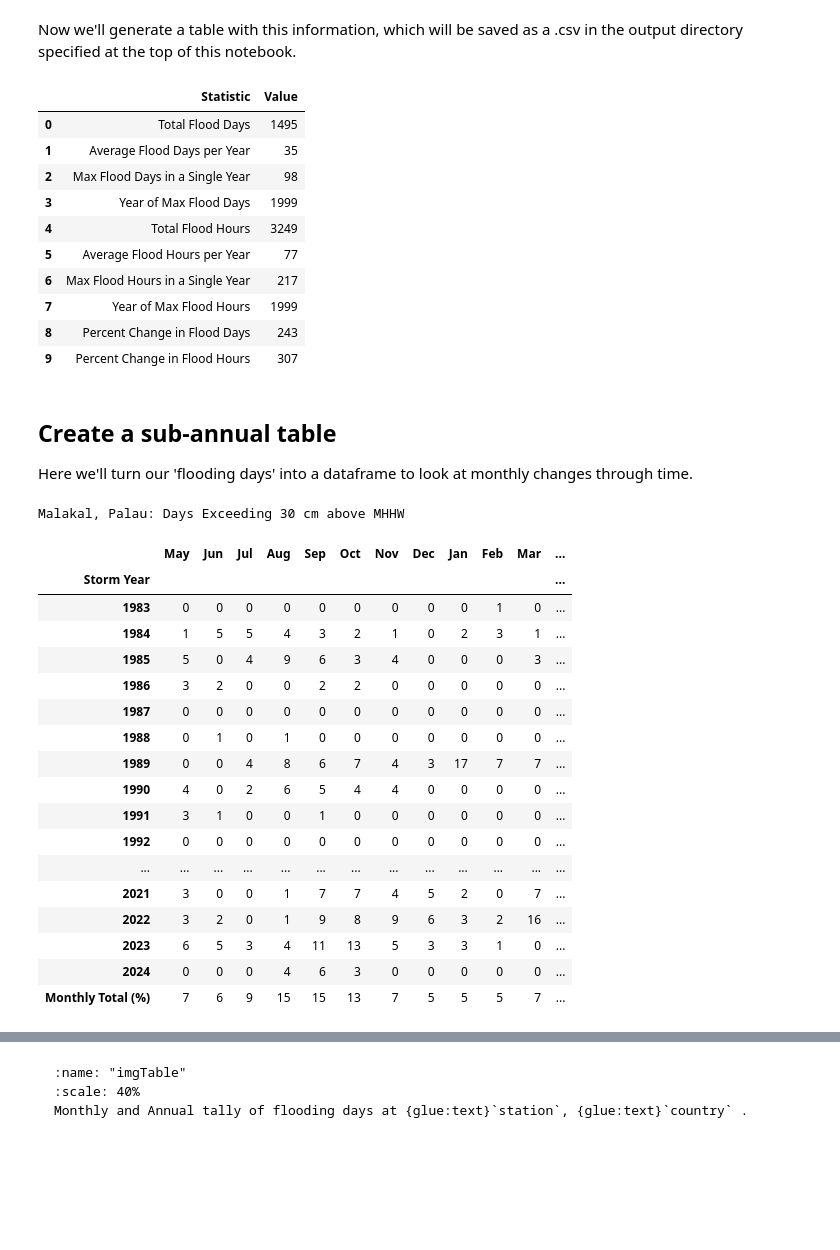
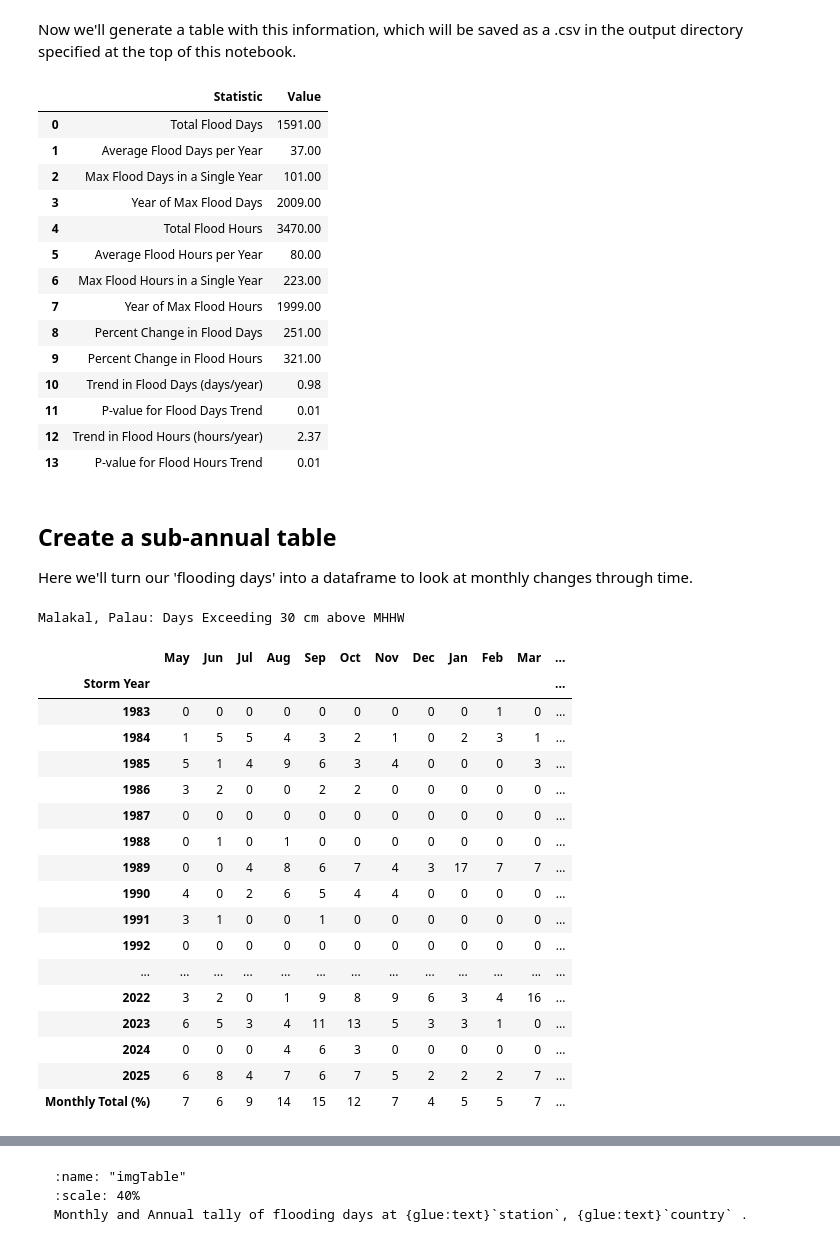
Before and after one commit to lauracagigal/CC_indicators, a Jupyter notebook: notebooks_historical/ocean/1_sea_level/b_sea_level_ff.ipynb, the cells around one changed output, grey strips where cells are left out. Cells and saved outputs as stored; diff of their text form; code cells hidden in the pictures; blank space fills up the shorter version.

```diff
--- a/notebooks_historical/ocean/1_sea_level/b_sea_level_ff.ipynb
+++ b/notebooks_historical/ocean/1_sea_level/b_sea_level_ff.ipynb
@@ -86,6 +86,10 @@ rsl = xr.open_dataset(data_dir / fname)
 
 # remove the trailing zero from record_id. This zero is added to the record_id to make it unique if the station has multiple entries
 rsl['record_id'] =(rsl['record_id']/10).astype(int)
+
+# change station_name to string
+for col in ['station_name', 'station_country']:
+    rsl[col] = rsl[col].astype(str)
 rsl
 # %% [output]
 <xarray.Dataset> Size: 6MB
@@ -108,8 +112,8 @@ Data variables:
 # %% [markdown]
 and we'll save a few variables that will come up later for report generation.
 # %%
-station = rsl['station_name'].values[0].decode('utf-8')
-country = rsl['station_country'].values[0].decode('utf-8')
+station = rsl['station_name'].item()
+country = rsl['station_country'].item()
 startDateTime = str(rsl.time.values[0])[:10]
 endDateTime = str(rsl.time.values[-1])[:10]
 station_name = station + ', ' + country
@@ -709,7 +741,11 @@ summary_stats = [
     ('Max Flood Hours in a Single Year', int(max_flood_hours)),
     ('Year of Max Flood Hours', int(max_flood_hours_year)),
     ('Percent Change in Flood Days', int(percent_change_days)),
-    ('Percent Change in Flood Hours', int(percent_change_hours))
+    ('Percent Change in Flood Hours', int(percent_change_hours)),
+    ('Trend in Flood Days (days/year)', round(slope_days, 2)),
+    ('P-value for Flood Days Trend', round(p_value_days, 2)),
+    ('Trend in Flood Hours (hours/year)', round(slope_hours, 2)),
+    ('P-value for Flood Hours Trend', round(p_value_hours, 2))
 ]
 
 # Convert the list of tuples to a pandas DataFrame
@@ -719,16 +755,20 @@ summary_stats_df = pd.DataFrame(summary_stats, columns=['Statistic', 'Value'])
 summary_stats_df
 # %% [output]
 |  | Statistic | Value |
-| 0 | Total Flood Days | 1495 |
-| 1 | Average Flood Days per Year | 35 |
-| 2 | Max Flood Days in a Single Year | 98 |
-| 3 | Year of Max Flood Days | 1999 |
-| 4 | Total Flood Hours | 3249 |
-| 5 | Average Flood Hours per Year | 77 |
-| 6 | Max Flood Hours in a Single Year | 217 |
-| 7 | Year of Max Flood Hours | 1999 |
-| 8 | Percent Change in Flood Days | 243 |
-| 9 | Percent Change in Flood Hours | 307 |
+| 0 | Total Flood Days | 1591.00 |
+| 1 | Average Flood Days per Year | 37.00 |
+| 2 | Max Flood Days in a Single Year | 101.00 |
+| 3 | Year of Max Flood Days | 2009.00 |
+| 4 | Total Flood Hours | 3470.00 |
+| 5 | Average Flood Hours per Year | 80.00 |
+| 6 | Max Flood Hours in a Single Year | 223.00 |
+| 7 | Year of Max Flood Hours | 1999.00 |
+| 8 | Percent Change in Flood Days | 251.00 |
+| 9 | Percent Change in Flood Hours | 321.00 |
+| 10 | Trend in Flood Days (days/year) | 0.98 |
+| 11 | P-value for Flood Days Trend | 0.01 |
+| 12 | Trend in Flood Hours (hours/year) | 2.37 |
+| 13 | P-value for Flood Hours Trend | 0.01 |
 # %% [markdown]
 ## Create a sub-annual table
 Here we'll turn our 'flooding days' into a dataframe to look at monthly changes through time.
@@ -772,35 +812,35 @@ df.columns = month_names
 # add a column for the total number of flood days in each year
 df['Annual'] = df.sum(axis=1)
 
 
 
 # add a row for the total number of flood days in each month, normalized the total flood days (last row, last column)
 df.loc['Monthly Total (%)'] = df.sum()
 df.loc['Monthly Total (%)'] = 100*df.loc['Monthly Total (%)']/df.loc['Monthly Total (%)', 'Annual']
 
-station_name = SL_daily_max['station_name'].values[0].decode('utf-8') +', ' + SL_daily_max['station_country'].values[0].decode('utf-8')
+# station_name = SL_daily_max['station_name'] +', ' + SL_daily_max['station_country']
 
 tableTitle = station_name + ': Days Exceeding ' + str(threshold) + ' cm above MHHW'
 # Apply background gradient and add a title with larger text
 styled_df = df.style.background_gradient(
     cmap='Purples', axis=None, subset=(df.index[:-1], df.columns[:-1])
 ).format("{:.0f}").background_gradient(
     cmap='Grays', axis=None, subset=(df.index[-1], df.columns[:-1])
 ).format("{:.0f}").set_caption(tableTitle).set_table_styles([
     {
         'selector': 'caption',
         'props': [('font-size', '16px'), ('margin-bottom', '10px')]
     }
 ])
 
 styled_df
 # %% [output]
 Malakal, Palau: Days Exceeding 30 cm above MHHW
 |  | May | Jun | Jul | Aug | Sep | Oct | Nov | Dec | Jan | Feb | Mar | ... |
 | Storm Year |  |  |  |  |  |  |  |  |  |  |  | ... |
 | 1983 | 0 | 0 | 0 | 0 | 0 | 0 | 0 | 0 | 0 | 1 | 0 | ... |
 | 1984 | 1 | 5 | 5 | 4 | 3 | 2 | 1 | 0 | 2 | 3 | 1 | ... |
-| 1985 | 5 | 0 | 4 | 9 | 6 | 3 | 4 | 0 | 0 | 0 | 3 | ... |
+| 1985 | 5 | 1 | 4 | 9 | 6 | 3 | 4 | 0 | 0 | 0 | 3 | ... |
 | 1986 | 3 | 2 | 0 | 0 | 2 | 2 | 0 | 0 | 0 | 0 | 0 | ... |
 | 1987 | 0 | 0 | 0 | 0 | 0 | 0 | 0 | 0 | 0 | 0 | 0 | ... |
 | 1988 | 0 | 1 | 0 | 1 | 0 | 0 | 0 | 0 | 0 | 0 | 0 | ... |
@@ -809,8 +849,8 @@ Malakal, Palau: Days Exceeding 30 cm above MHHW
 | 1991 | 3 | 1 | 0 | 0 | 1 | 0 | 0 | 0 | 0 | 0 | 0 | ... |
 | 1992 | 0 | 0 | 0 | 0 | 0 | 0 | 0 | 0 | 0 | 0 | 0 | ... |
 | ... | ... | ... | ... | ... | ... | ... | ... | ... | ... | ... | ... | ... |
-| 2021 | 3 | 0 | 0 | 1 | 7 | 7 | 4 | 5 | 2 | 0 | 7 | ... |
-| 2022 | 3 | 2 | 0 | 1 | 9 | 8 | 9 | 6 | 3 | 2 | 16 | ... |
+| 2022 | 3 | 2 | 0 | 1 | 9 | 8 | 9 | 6 | 3 | 4 | 16 | ... |
 | 2023 | 6 | 5 | 3 | 4 | 11 | 13 | 5 | 3 | 3 | 1 | 0 | ... |
 | 2024 | 0 | 0 | 0 | 4 | 6 | 3 | 0 | 0 | 0 | 0 | 0 | ... |
-| Monthly Total (%) | 7 | 6 | 9 | 15 | 15 | 13 | 7 | 5 | 5 | 5 | 7 | ... |
+| 2025 | 6 | 8 | 4 | 7 | 6 | 7 | 5 | 2 | 2 | 2 | 7 | ... |
+| Monthly Total (%) | 7 | 6 | 9 | 14 | 15 | 12 | 7 | 4 | 5 | 5 | 7 | ... |
```
Also changed, not shown: parts of 53 cells of this notebook, 1 other file.
